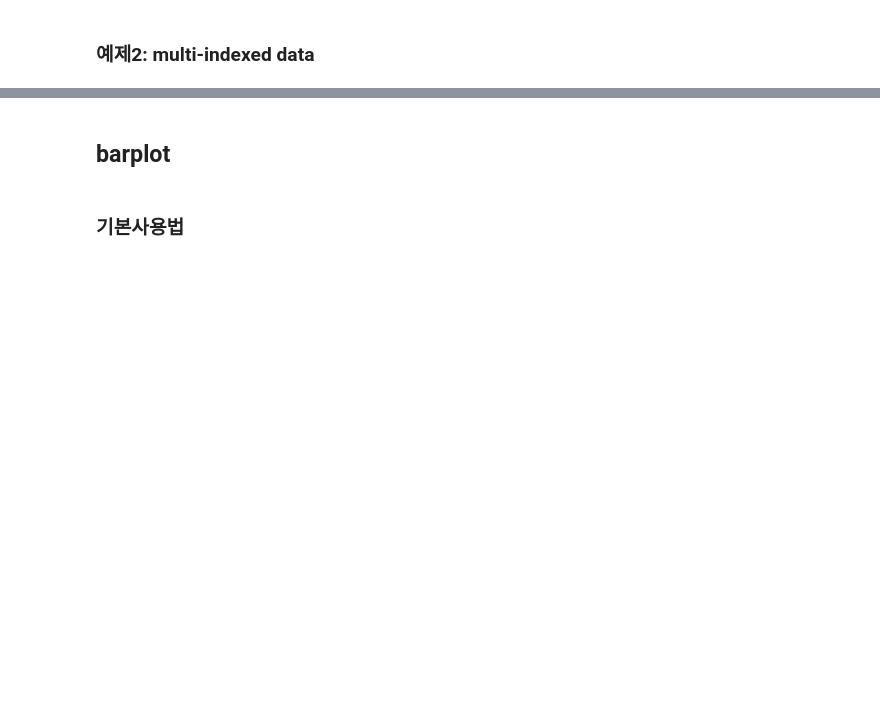
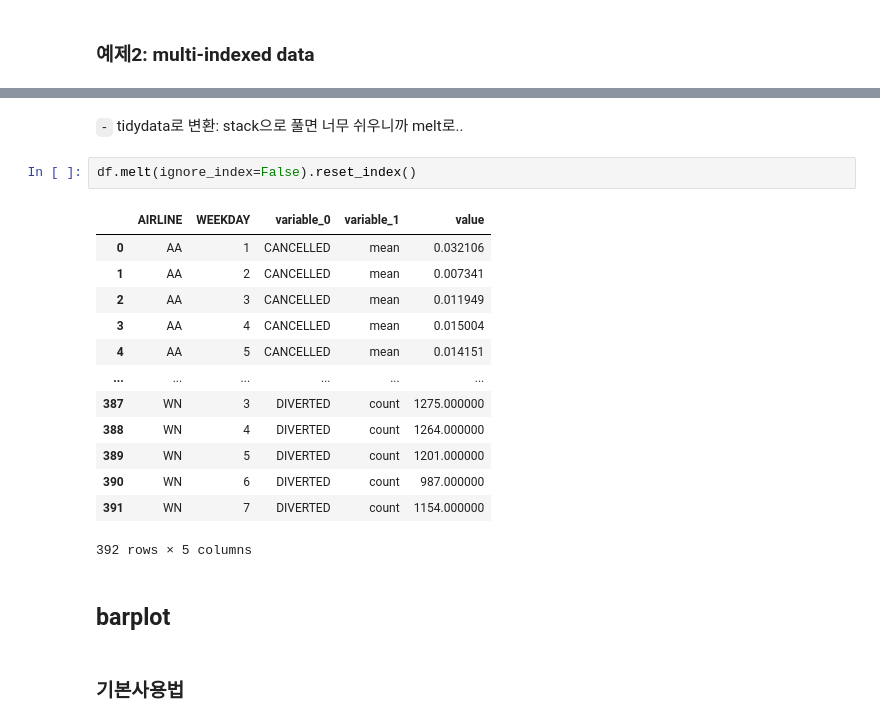
Before and after one commit to guebin/DV2022_backup, a Jupyter notebook: _notebooks/2099-01-01-draft.ipynb, the cells around one changed output, grey strips where cells are left out. Drawn from its saved outputs; the diff is of its cells as text; blank space fills up the shorter version.

```diff
--- a/_notebooks/2099-01-01-draft.ipynb
+++ b/_notebooks/2099-01-01-draft.ipynb
@@ -433,3 +289,21 @@ df2.set_index('Unnamed: 0').stack().reset_index()\
+# %% [markdown]
+`-` tidydata로 변환: stack으로 풀면 너무 쉬우니까 melt로..
+# %%
+df.melt(ignore_index=False).reset_index()
+# %% [output]
+|  | AIRLINE | WEEKDAY | variable_0 | variable_1 | value |
+| 0 | AA | 1 | CANCELLED | mean | 0.032106 |
+| 1 | AA | 2 | CANCELLED | mean | 0.007341 |
+| 2 | AA | 3 | CANCELLED | mean | 0.011949 |
+| 3 | AA | 4 | CANCELLED | mean | 0.015004 |
+| 4 | AA | 5 | CANCELLED | mean | 0.014151 |
+| ... | ... | ... | ... | ... | ... |
+| 387 | WN | 3 | DIVERTED | count | 1275.000000 |
+| 388 | WN | 4 | DIVERTED | count | 1264.000000 |
+| 389 | WN | 5 | DIVERTED | count | 1201.000000 |
+| 390 | WN | 6 | DIVERTED | count | 987.000000 |
+| 391 | WN | 7 | DIVERTED | count | 1154.000000 |
+392 rows × 5 columns
 # %% [markdown]
 ## barplot
 # %% [markdown]
```
Also changed, not shown: parts of 61 cells of this notebook.
